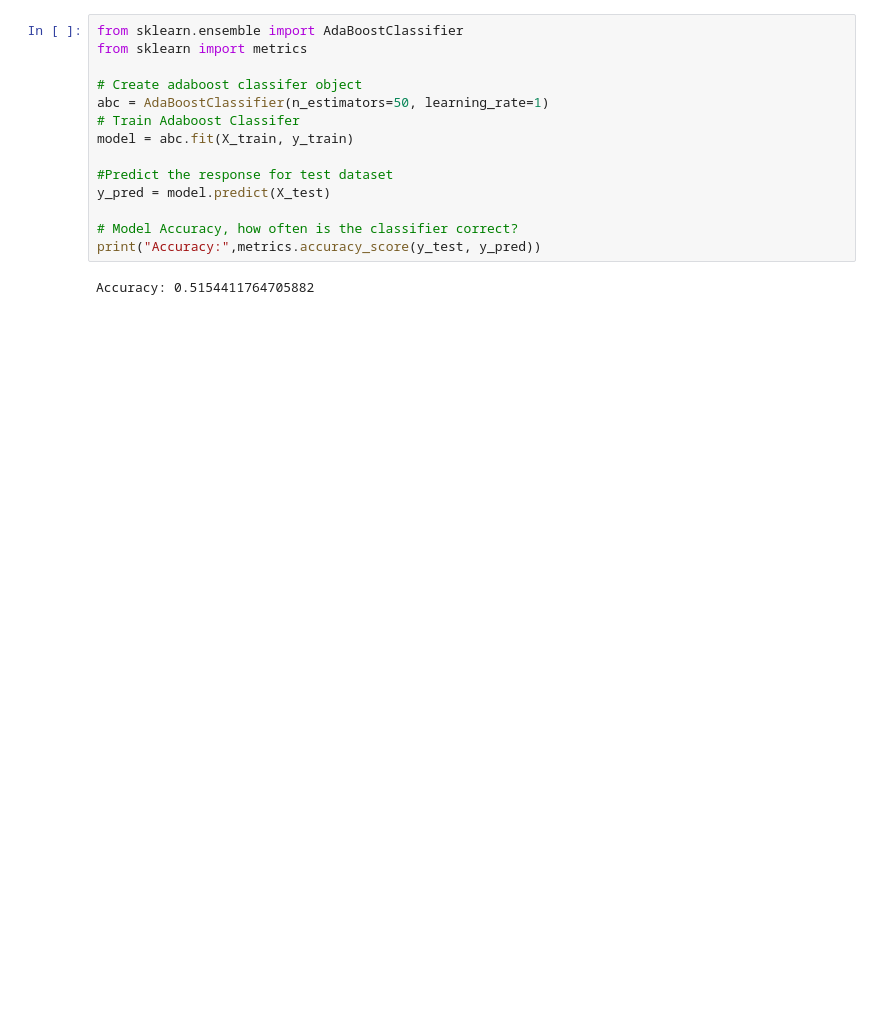
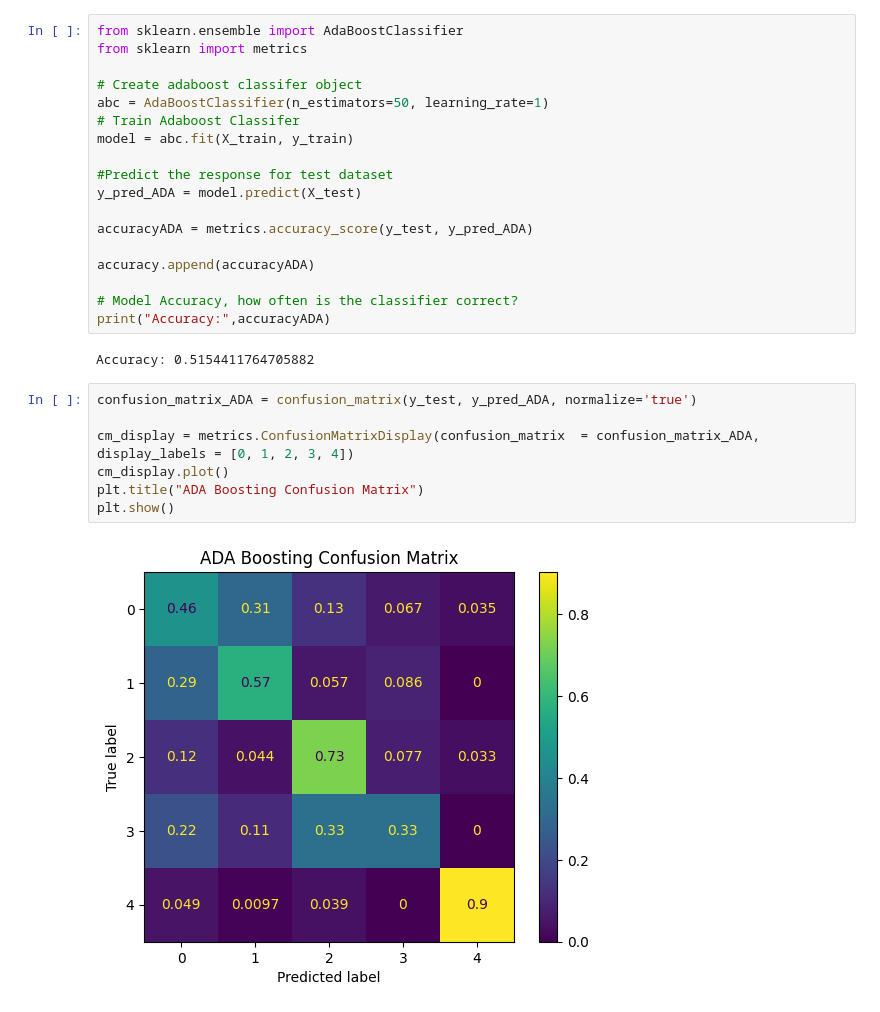
Before and after one commit to Dhawal-Modi/DSC_2024_Space_Jam, a Jupyter notebook: Task2.ipynb, the cells around one changed output. Saved outputs shown, nothing was run; the diff lists cells and outputs as text; blank space fills up the shorter version.

```diff
--- a/Task2.ipynb
+++ b/Task2.ipynb
@@ -143,9 +171,22 @@ abc = AdaBoostClassifier(n_estimators=50, learning_rate=1)
 model = abc.fit(X_train, y_train)
 
 #Predict the response for test dataset
-y_pred = model.predict(X_test)
+y_pred_ADA = model.predict(X_test)
+
+accuracyADA = metrics.accuracy_score(y_test, y_pred_ADA)
+
+accuracy.append(accuracyADA)
 
 # Model Accuracy, how often is the classifier correct?
-print("Accuracy:",metrics.accuracy_score(y_test, y_pred))
+print("Accuracy:",accuracyADA)
 # %% [output]
 Accuracy: 0.5154411764705882
+# %%
+confusion_matrix_ADA = confusion_matrix(y_test, y_pred_ADA, normalize='true')
+
+cm_display = metrics.ConfusionMatrixDisplay(confusion_matrix  = confusion_matrix_ADA, display_labels = [0, 1, 2, 3, 4])
+cm_display.plot()
+plt.title("ADA Boosting Confusion Matrix")
+plt.show()
+# %% [output]
+[figure, added]
```
Also changed, not shown: parts of 9 cells of this notebook.
